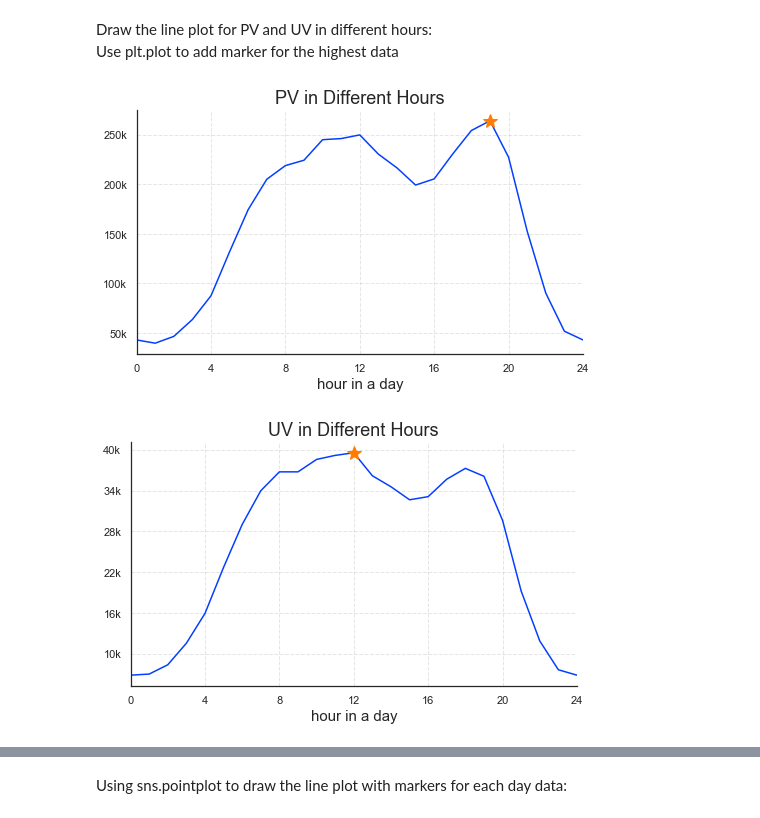
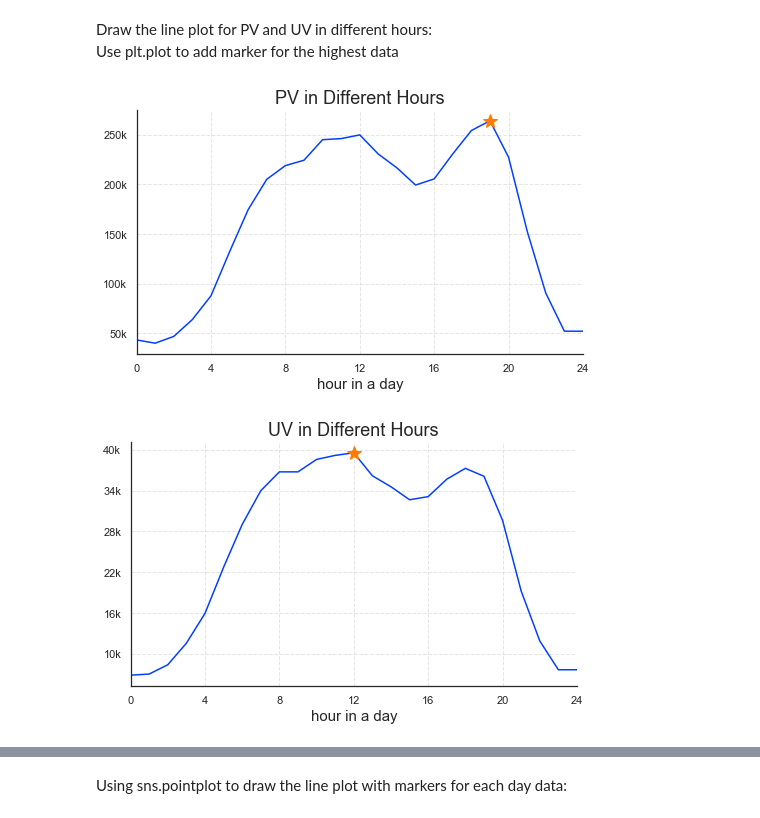
Before and after one commit to JanizzaCao/Janice_Cao_projects, a Jupyter notebook: 02_cosmetic_ecommerce/Cosmetic_Ecommerce_Shop_User_Events_Analysis.ipynb, the cells around one changed output, grey strips where cells are left out. Cells and saved outputs as stored; diff of their text form; code cells hidden in the pictures.

```diff
--- a/02_cosmetic_ecommerce/Cosmetic_Ecommerce_Shop_User_Events_Analysis.ipynb
+++ b/02_cosmetic_ecommerce/Cosmetic_Ecommerce_Shop_User_Events_Analysis.ipynb
@@ -248,7 +243,7 @@ Use groupby to extract PV and UV data in different hours.
 For the hour is set from 0 to 23, add one row for 24 and set the data in this row the same as the data from 0.
 # %%
 pv_hour = df.groupby('hour').user_id.count().reset_index().rename(columns = {'user_id':'pv'})
-#add 24 value equal to 0
-pv_hour.loc['24'] = [24,43015]
+#增加24点的数据，与0点相同，使后边的折线图连贯到24点
+pv_hour.loc['24'] = pv_hour.iloc[0,1]
 # %%
 uv_hour = df.groupby('hour').user_id.nunique().reset_index().rename(columns = {'user_id':'uv'})
@@ -272,33 +266,33 @@ Use plt.plot to add marker for the highest data
 # %%
 fig = plt.figure(figsize = (8,4.5))
 sns.set(style = 'white', palette = 'bright')
 ax = fig.add_subplot()
-ax.plot(pv_hour.hour, pv_hour.pv)
-plt.title('PV in Different Hours', fontsize = 18)
+plt.plot(pv_hour.hour, pv_hour.pv)
 plt.plot(pv_h_max.hour,pv_h_max.pv, marker = '*', markersize = 15)
 ax.set_xticks(range(0,25,4))
 plt.xlim(0,24)
 ax.set_yticks(range(50000,250001, 50000))
 ax.set_yticklabels(['50k','100k','150k','200k','250k'])
 plt.xlabel('hour in a day', fontsize = 15)
+plt.title('PV in Different Hours', fontsize = 18)
 plt.grid(linestyle = '--', alpha = 0.5)
 ax.spines['top'].set_visible(False)
 ax.spines['right'].set_visible(False)
 
 #plt.savefig('2.11 hourly pv.png')
 # %% [output]
-[figure, old version]
+[figure, new version]
 # %%
 fig = plt.figure(figsize = (8,4.5))
 sns.set(style = 'white', palette = 'bright')
 ax = fig.add_subplot()
-ax.plot(uv_hour.hour, uv_hour.uv)
-plt.title('UV in Different Hours', fontsize = 18)
+plt.plot(uv_hour.hour, uv_hour.uv)
 plt.plot(uv_h_max.hour,uv_h_max.uv, marker = '*', markersize = 15)
 ax.set_xticks(range(0,25,4))
 plt.xlim(0,24)
 ax.set_yticks(range(10000,40001,6000))
 ax.set_yticklabels(['10k','16k','22k','28k','34k','40k'])
+plt.title('UV in Different Hours', fontsize = 18)
 plt.xlabel('hour in a day', fontsize = 15)
 plt.grid(linestyle = '--', alpha = 0.5)
 ax.spines['top'].set_visible(False)
@@ -306,4 +300,4 @@ ax.spines['right'].set_visible(False)
 
 #plt.savefig('2.11 hourly uv.png')
 # %% [output]
-[figure, old version]
+[figure, new version]
```
Also changed, not shown: parts of 104 cells of this notebook.
